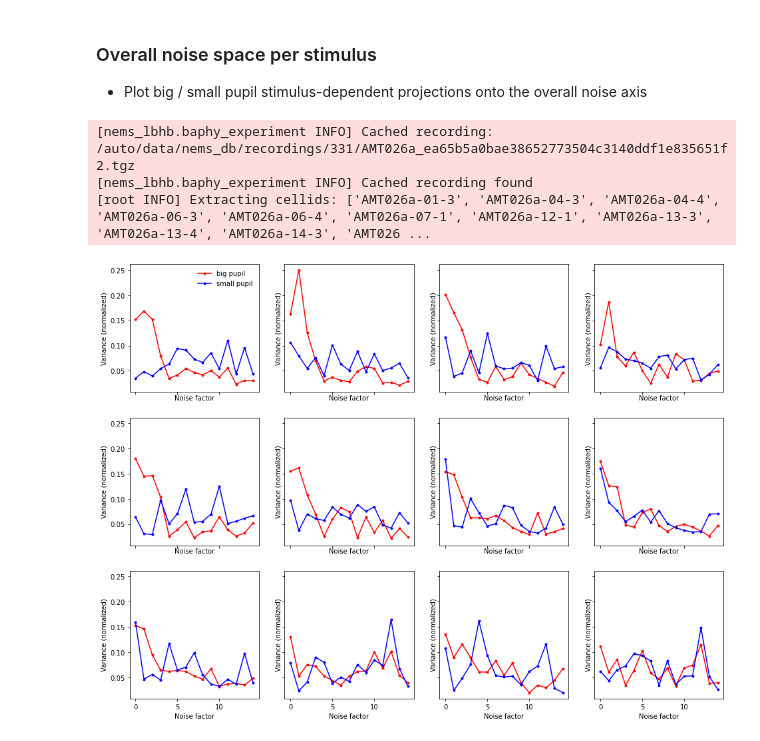
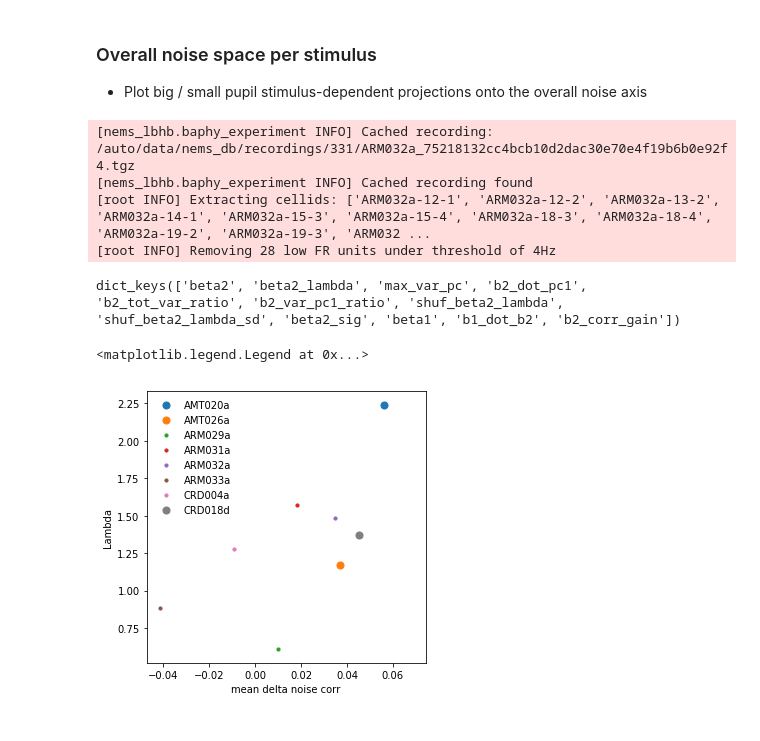
Before and after one commit to crheller/nat_pup_ms, a Jupyter notebook: test_scripts/may21_updates.ipynb, the cells around one changed output. Drawn from its saved outputs; the diff is of its cells as text; code cells hidden in the pictures.

```diff
--- a/test_scripts/may21_updates.ipynb
+++ b/test_scripts/may21_updates.ipynb
@@ -366,11 +414,11 @@ print(f"Overall: {dp}")
 ### Overall noise space per stimulus
 * Plot big / small pupil stimulus-dependent projections onto the overall noise axis
 # %%
-site = 'AMT026a'
+site = 'ARM032a'
 batch = 331
-X, sp_bins, X_pup, pup_mask, epochs = decoding.load_site(site=site, batch=331,
+X, sp_bins, X_pup, pup_mask, epochs = decoding.load_site(site=site, batch=batch,
                                        return_epoch_list=True,
-                                       exclude_low_fr=False,
+                                       exclude_low_fr=True,
                                        threshold=4)
 ncells = X.shape[0]
 nreps = X.shape[1]
@@ -393,33 +441,33 @@ X_raw = X
 X, _ = nat_preproc.scale_est_val([X], [X])
 X = X[0]
 # %% [output]
-[nems_lbhb.baphy_experiment INFO] Cached recording: /auto/data/nems_db/recordings/331/AMT026a_ea65b5a0bae38652773504c3140ddf1e835651f2.tgz
+[nems_lbhb.baphy_experiment INFO] Cached recording: /auto/data/nems_db/recordings/331/ARM032a_75218132cc4bcb10d2dac30e70e4f19b6b0e92f4.tgz
 [nems_lbhb.baphy_experiment INFO] Cached recording found
-[root INFO] Extracting cellids: ['AMT026a-01-3', 'AMT026a-04-3', 'AMT026a-04-4', 'AMT026a-06-3', 'AMT026a-06-4', 'AMT026a-07-1', 'AMT026a-12-1', 'AMT026a-13-3', 'AMT026a-13-4', 'AMT026a-14-3', 'AMT026 ...
+[root INFO] Extracting cellids: ['ARM032a-12-1', 'ARM032a-12-2', 'ARM032a-13-2', 'ARM032a-14-1', 'ARM032a-15-3', 'ARM032a-15-4', 'ARM032a-18-3', 'ARM032a-18-4', 'ARM032a-19-2', 'ARM032a-19-3', 'ARM032 ...
+[root INFO] Removing 28 low FR units under threshold of 4Hz
-# %%
-from sklearn.decomposition import FactorAnalysis, PCA
-# get noise axis (with FA)
-residual = X - X.mean(axis=1, keepdims=True)
-fa = FactorAnalysis(n_components=residual.shape[0], random_state=0)
-fa.fit(residual.reshape(residual.shape[0], -1).T)
-#fa = PCA(n_components=residual.shape[0])
-#fa.fit(residual.reshape(residual.shape[0], -1).T)
-norm = np.linalg.norm(fa.components_, axis=1)
-norm[norm==0] = 1
-factors = (fa.components_.T / norm).T
-
-# for each unique stimulus, project large/small pupil data onto these axes
-f, ax = plt.subplots(3, 4, figsize=(16, 12), sharex=True, sharey=True)
-for i, (s, a) in enumerate(zip(range(residual.shape[-1]), ax.flatten())):
-    bp = residual[:, pup_mask[0, :, s], s]
-    sp =  residual[:, ~pup_mask[0, :, s], s]
-    bpvar = bp.T.dot(factors.T).var(axis=0) / sum(bp.T.dot(factors.T).var(axis=0))
-    spvar = sp.T.dot(factors.T).var(axis=0) / sum(sp.T.dot(factors.T).var(axis=0))
-    a.plot(bpvar[np.linalg.norm(factors, axis=1)>0], '.-', color='red', label='big pupil')
-    a.plot(spvar[np.linalg.norm(factors, axis=1)>0], '.-', color='blue', label='small pupil')
-    a.set_xlabel('Noise factor')
-    a.set_ylabel('Variance (normalized)')
-    if i==0:
-        a.legend(frameon=False)
-# %% [output]
-[figure, removed]
+# %%
+lvs['TAR010c289'].keys()
+# %% [output]
+dict_keys(['beta2', 'beta2_lambda', 'max_var_pc', 'b2_dot_pc1', 'b2_tot_var_ratio', 'b2_var_pc1_ratio', 'shuf_beta2_lambda', 'shuf_beta2_lambda_sd', 'beta2_sig', 'beta1', 'b1_dot_b2', 'b2_corr_gain'])
+# %%
+# compare noise correlations with LV magnitude
+import pickle
+lvs = pickle.load(open('/auto/users/hellerc/results/nat_pupil_ms/LV/nc_zscore_lvs.pickle', 'rb'))
+rgrouped = rsc.groupby(by='site').mean()
+
+f, ax = plt.subplots(1, 1, figsize=(5, 5))
+# plot sig units first
+for site in rgrouped.index:
+    b=rgrouped.loc[site]['batch']
+    d=lvs[f'{site}{batch}']['beta2_lambda']
+    if lvs[f'{site}{batch}']['beta2_sig']:
+        ax.scatter(rgrouped.loc[site]['delta_rsc'], d, label=site, s=50)
+    else:
+        ax.scatter(rgrouped.loc[site]['delta_rsc'], d, label=site, s=10)
+
+ax.set_xlabel('mean delta noise corr')
+ax.set_ylabel('Lambda')
+ax.legend(frameon=False)
+# %% [output]
+<matplotlib.legend.Legend at 0x...>
+[figure, added]
```
Also changed, not shown: parts of 15 cells of this notebook, 2 other files.
